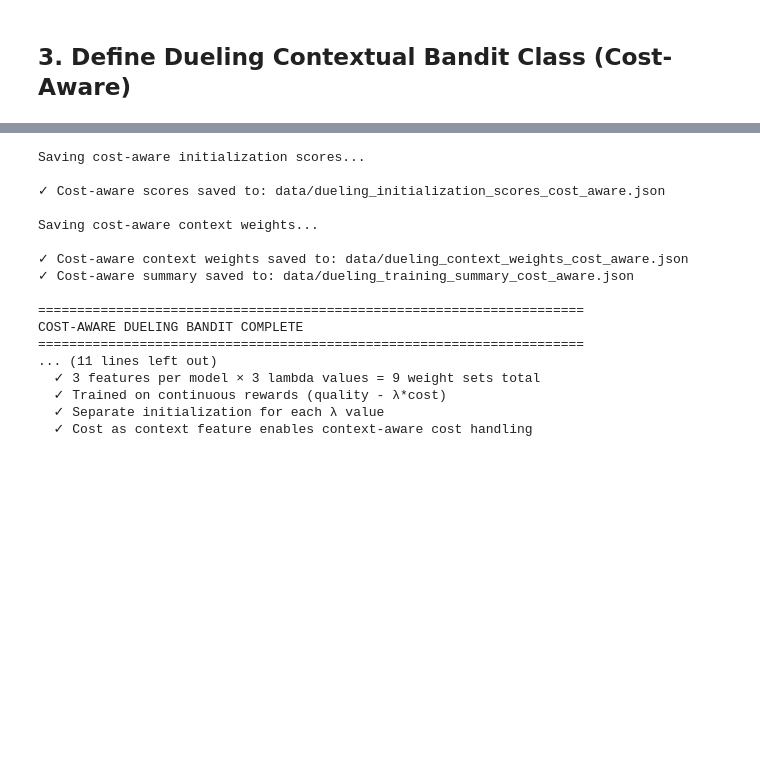
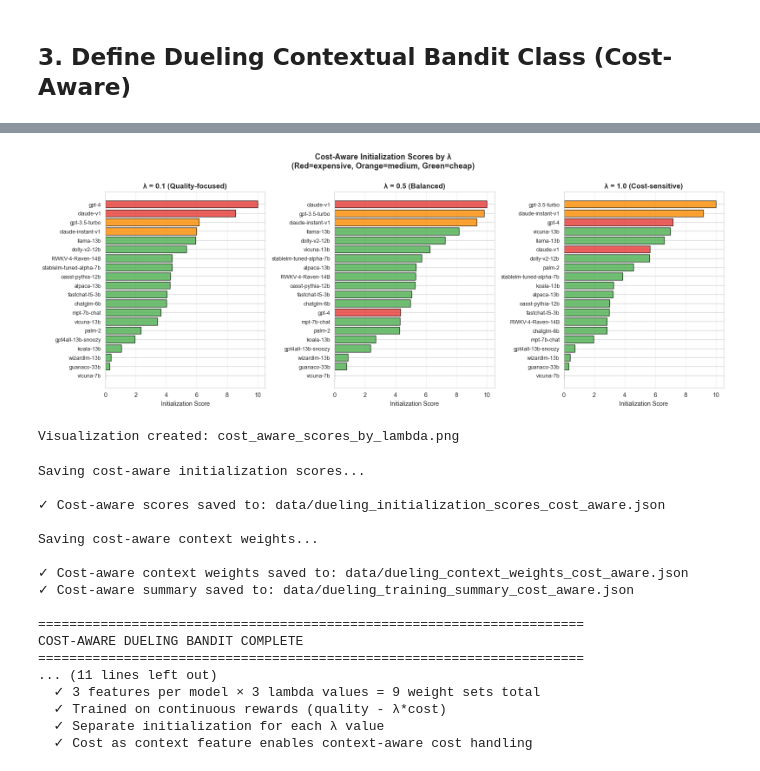
Before and after one commit to edmundnwl/BT4014-Contextual-Bandit-Algo, a Jupyter notebook: Project/dueling_bandit_training.ipynb, the cells around one changed output, grey strips where cells are left out. Cells and saved outputs as stored; diff of their text form; code cells hidden in the pictures; blank space fills up the shorter version.

```diff
--- a/Project/dueling_bandit_training.ipynb
+++ b/Project/dueling_bandit_training.ipynb
@@ -737,18 +432,0 @@ Weights saved to data/dueling_context_weights.json
-# %%
-
-# Extract and save initialization scores
-print("Saving initialization scores to JSON...")
-
-initialization_scores = dueling.get_initialization_scores()
-
-# Convert numpy types to native Python types for JSON serialization
-scores_for_json = {
-    model: float(score)
-    for model, score in initialization_scores.items()
-}
-
-# Save initialization scores
-output_path_scores = 'data/dueling_initialization_scores.json'
-with open(output_path_scores, 'w') as f:
-    json.dump(scores_for_json, f, indent=2)
-print(f"Initialization scores saved to {output_path_scores}")
@@ -808,3 +610,47 @@ Generated files:
+# %%
+# Visualize cost-aware scores
+fig, axes = plt.subplots(1, 3, figsize=(16, 6))
+
+for idx, lam in enumerate(lambda_values):
+    ax = axes[idx]
+    scores = cost_aware_scores[lam]
+
+    # Sort by score
+    sorted_models = sorted(scores.keys(), key=lambda m: scores[m], reverse=True)
+    sorted_scores = [scores[m] for m in sorted_models]
+
+    # Color by cost
+    colors = []
+    for m in sorted_models:
+        cost = get_normalized_cost(m)
+        if cost > 0.3:
+            colors.append('#E53935')  # Red: expensive
+        elif cost > 0.05:
+            colors.append('#FB8C00')  # Orange: medium
+        else:
+            colors.append('#4CAF50')  # Green: cheap
+
+    # Plot
+    ax.barh(range(len(sorted_models)), sorted_scores, color=colors, edgecolor='black', alpha=0.8)
+    ax.set_yticks(range(len(sorted_models)))
+    ax.set_yticklabels(sorted_models, fontsize=9)
+    ax.set_xlabel('Initialization Score')
+
+    label = 'Quality-focused' if lam == 0.1 else 'Balanced' if lam == 0.5 else 'Cost-sensitive'
+    ax.set_title(f'λ = {lam} ({label})', fontweight='bold', fontsize=12)
+    ax.invert_yaxis()
+    ax.grid(axis='x', alpha=0.3)
+
+plt.suptitle('Cost-Aware Initialization Scores by λ\n(Red=expensive, Orange=medium, Green=cheap)',
+             fontsize=13, fontweight='bold', y=1.00)
+plt.tight_layout()
+plt.savefig('cost_aware_scores_by_lambda.png', dpi=150, bbox_inches='tight')
+plt.show()
+
+print("Visualization created: cost_aware_scores_by_lambda.png")
+# %% [output]
+[figure, added]
+Visualization created: cost_aware_scores_by_lambda.png
 # %%
 # Save cost-aware initialization scores
 print("\nSaving cost-aware initialization scores...\n")
```
Also changed, not shown: parts of 29 cells of this notebook.
